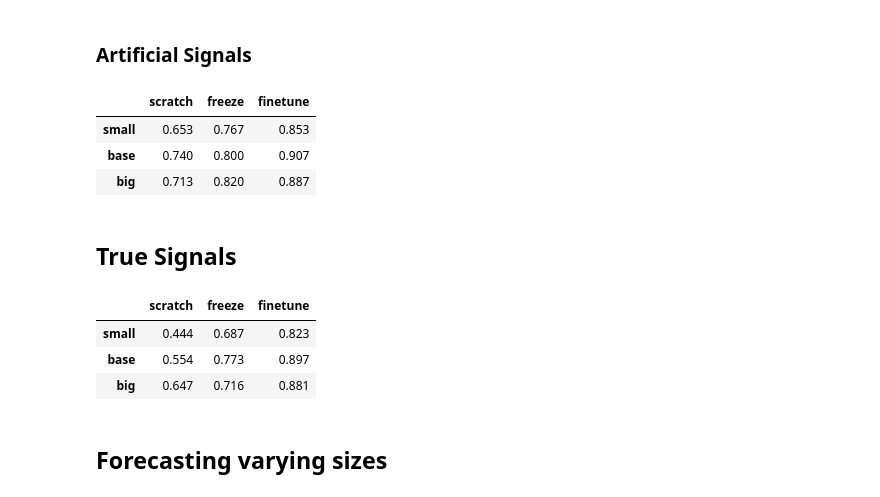
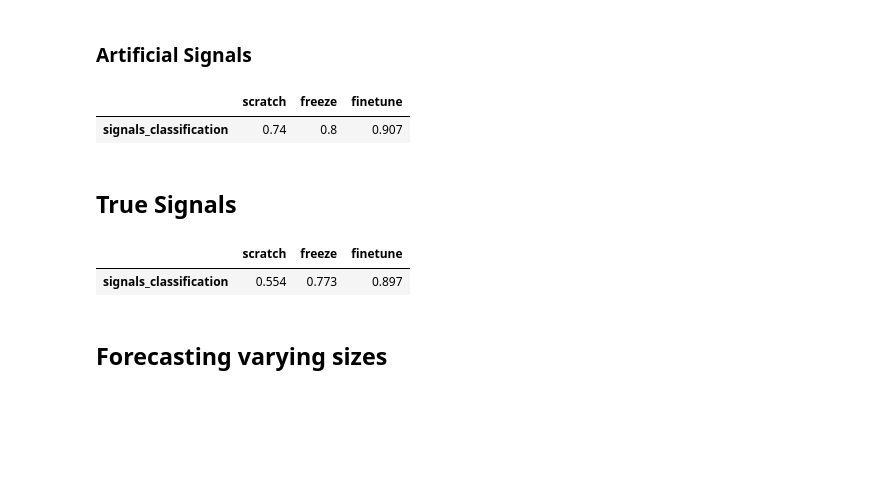
Before and after one commit to vilhess/JEPAtchTST, a Jupyter notebook: results.ipynb, the cells around one changed output. Drawn from its saved outputs; the diff is of its cells as text; code cells hidden in the pictures; blank space fills up the shorter version.

```diff
--- a/results.ipynb
+++ b/results.ipynb
@@ -266,39 +115,25 @@ df.T
 # %% [markdown]
 ### Artificial Signals
 # %%
-small = pd.read_json('classification/type1/results/small/accs.json')
-base = pd.read_json('classification/type1/results/base/accs.json')
-big = pd.read_json('classification/type1/results/big/accs.json')
+df = pd.read_json('classification/type1/results/accs.json')
 
-small.columns = ['small']
-base.columns = ['base']
-big.columns = ['big']
 
 name_map = {
     "JePatchTST_True_True": "scratch",
     "JePatchTST_True_False": "freeze",
     "JePatchTST_False_False": "finetune"
 }
 
-df = pd.concat([small, base, big], axis=1)
 df = df.rename(index=name_map)
 df = df.round(3)
 df.T
 # %% [output]
 |  | scratch | freeze | finetune |
-| small | 0.653 | 0.767 | 0.853 |
-| base | 0.740 | 0.800 | 0.907 |
-| big | 0.713 | 0.820 | 0.887 |
+| signals_classification | 0.74 | 0.8 | 0.907 |
 # %% [markdown]
 ## True Signals
 # %%
-small = pd.read_json('classification/type2/results/small/accs.json')
-base = pd.read_json('classification/type2/results/base/accs.json')
-big = pd.read_json('classification/type2/results/big/accs.json')
-
-small.columns = ['small']
-base.columns = ['base']
-big.columns = ['big']
+df = pd.read_json('classification/type2/results/accs.json')
 
 name_map = {
     "JePatchTST_True_True": "scratch",
@@ -306,14 +141,11 @@ name_map = {
     "JePatchTST_False_False": "finetune"
 }
 
-df = pd.concat([small, base, big], axis=1)
 df = df.rename(index=name_map)
 df = df.round(3)
 df.T
 # %% [output]
 |  | scratch | freeze | finetune |
-| small | 0.444 | 0.687 | 0.823 |
-| base | 0.554 | 0.773 | 0.897 |
-| big | 0.647 | 0.716 | 0.881 |
+| signals_classification | 0.554 | 0.773 | 0.897 |
 # %% [markdown]
 ## Forecasting varying sizes
```
Also changed, not shown: parts of 14 cells of this notebook, 17 other files.
